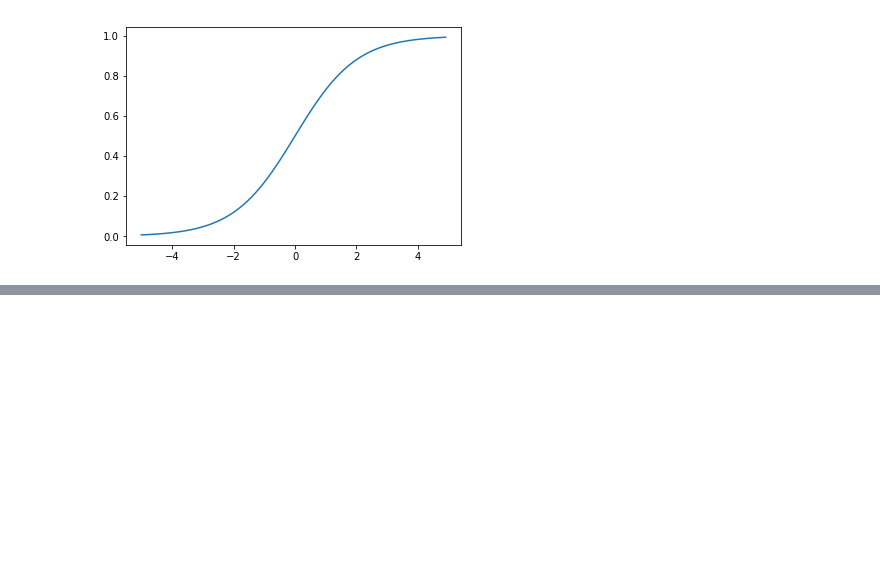
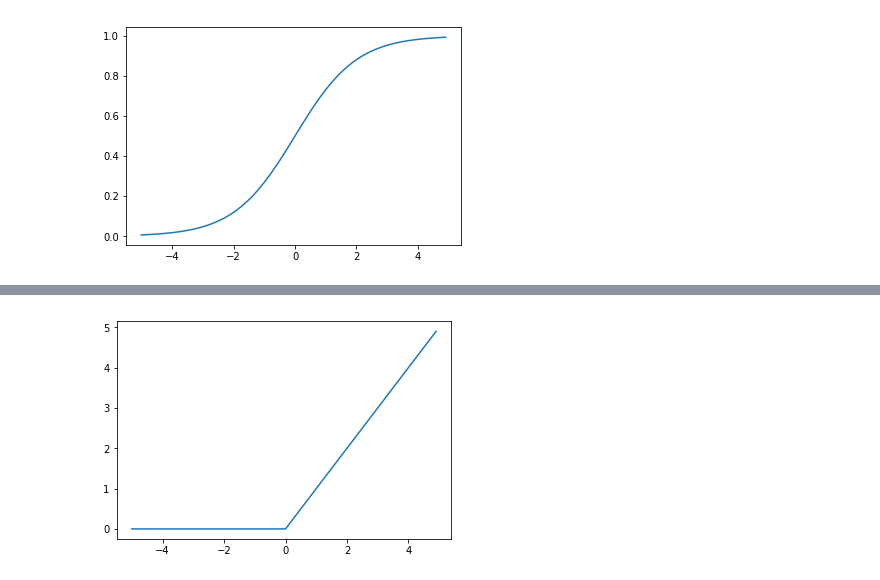
Before and after one commit to GAnagno/Neural-Nets, a Jupyter notebook: Perceptron.ipynb, the cells around one changed output, grey strips where cells are left out. Saved outputs shown, nothing was run; the diff lists cells and outputs as text; code cells hidden in the pictures; blank space fills up the shorter version.

```diff
--- a/Perceptron.ipynb
+++ b/Perceptron.ipynb
@@ -48,0 +60,12 @@ plt.show()
+# %%
+import torch
+import matplotlib.pyplot as plt
+
+relu = torch.nn.ReLU()
+x = torch.arange(-5., 5., 0.1)
+y = relu(x)
+
+plt.plot(x.numpy(), y.detach().numpy())
+plt.show()
+# %% [output]
+[figure, added]
```
Also changed, not shown: parts of 6 cells of this notebook.
